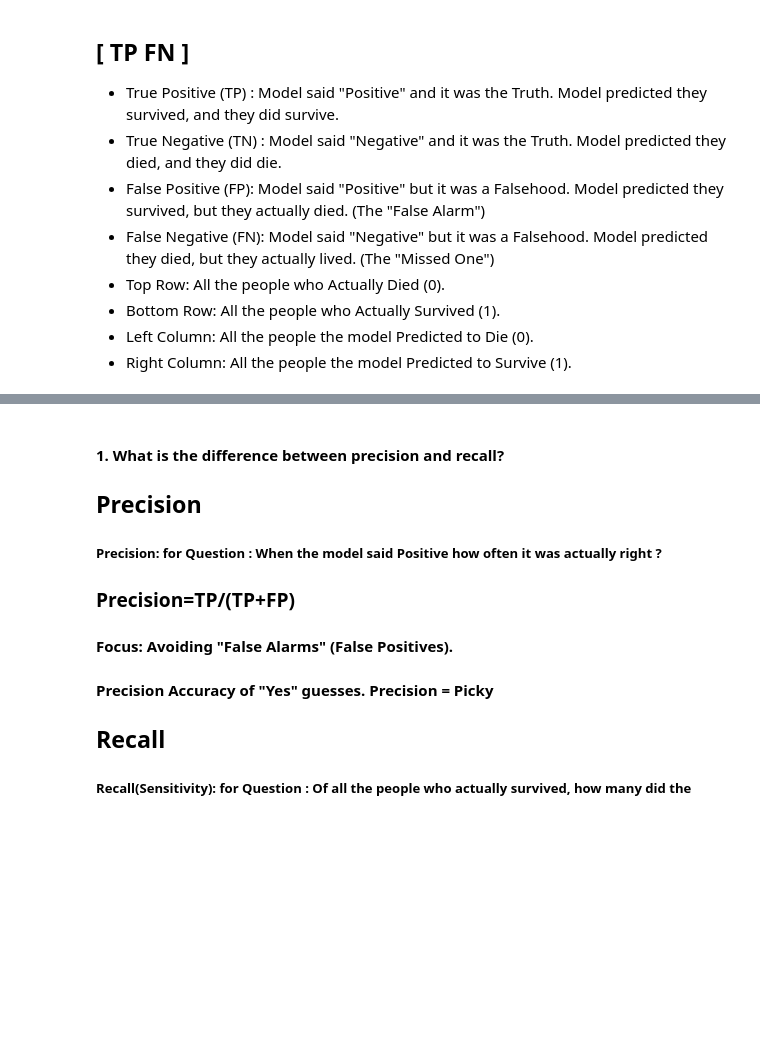
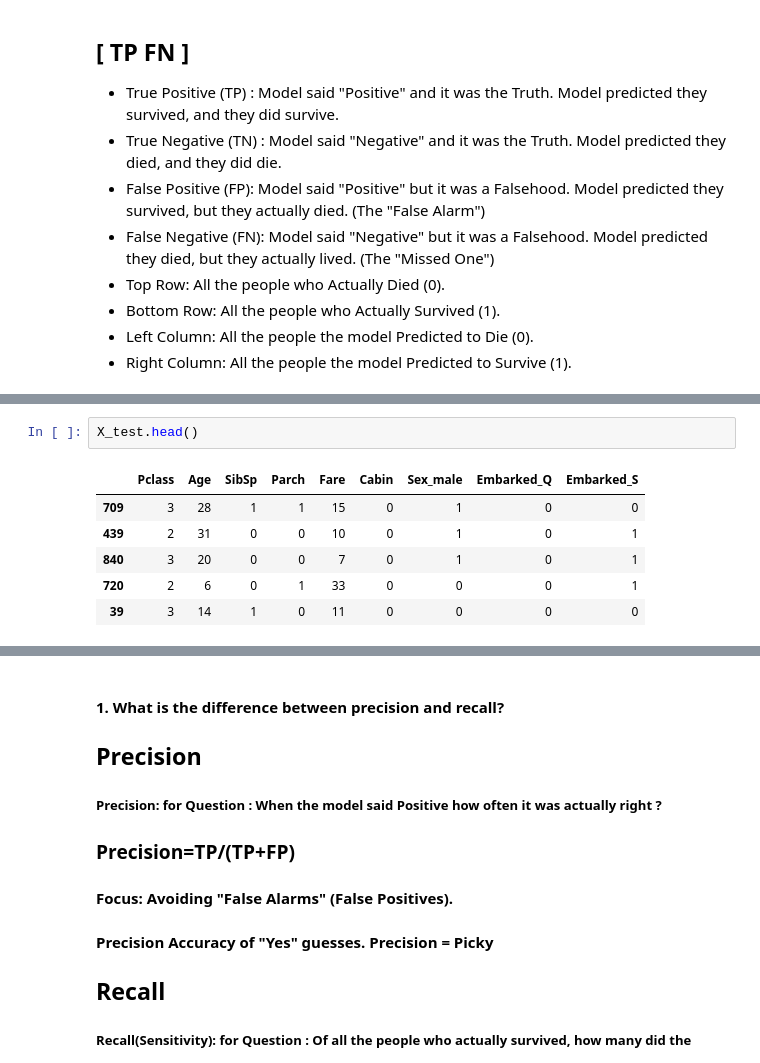
Before and after one commit to sk-mrw/Data-Science, a Jupyter notebook: Logistic_Regression.ipynb, the cells around one changed output, grey strips where cells are left out. Drawn from its saved outputs; the diff is of its cells as text; blank space fills up the shorter version.

```diff
--- a/Logistic_Regression.ipynb
+++ b/Logistic_Regression.ipynb
@@ -297,0 +336,9 @@ plt.show()
+# %%
+X_test.head()
+# %% [output]
+|  | Pclass | Age | SibSp | Parch | Fare | Cabin | Sex_male | Embarked_Q | Embarked_S |
+| 709 | 3 | 28 | 1 | 1 | 15 | 0 | 1 | 0 | 0 |
+| 439 | 2 | 31 | 0 | 0 | 10 | 0 | 1 | 0 | 1 |
+| 840 | 3 | 20 | 0 | 0 | 7 | 0 | 1 | 0 | 1 |
+| 720 | 2 | 6 | 0 | 1 | 33 | 0 | 0 | 0 | 1 |
+| 39 | 3 | 14 | 1 | 0 | 11 | 0 | 0 | 0 | 0 |
```
Also changed, not shown: parts of 4 cells of this notebook, 3 other files.
